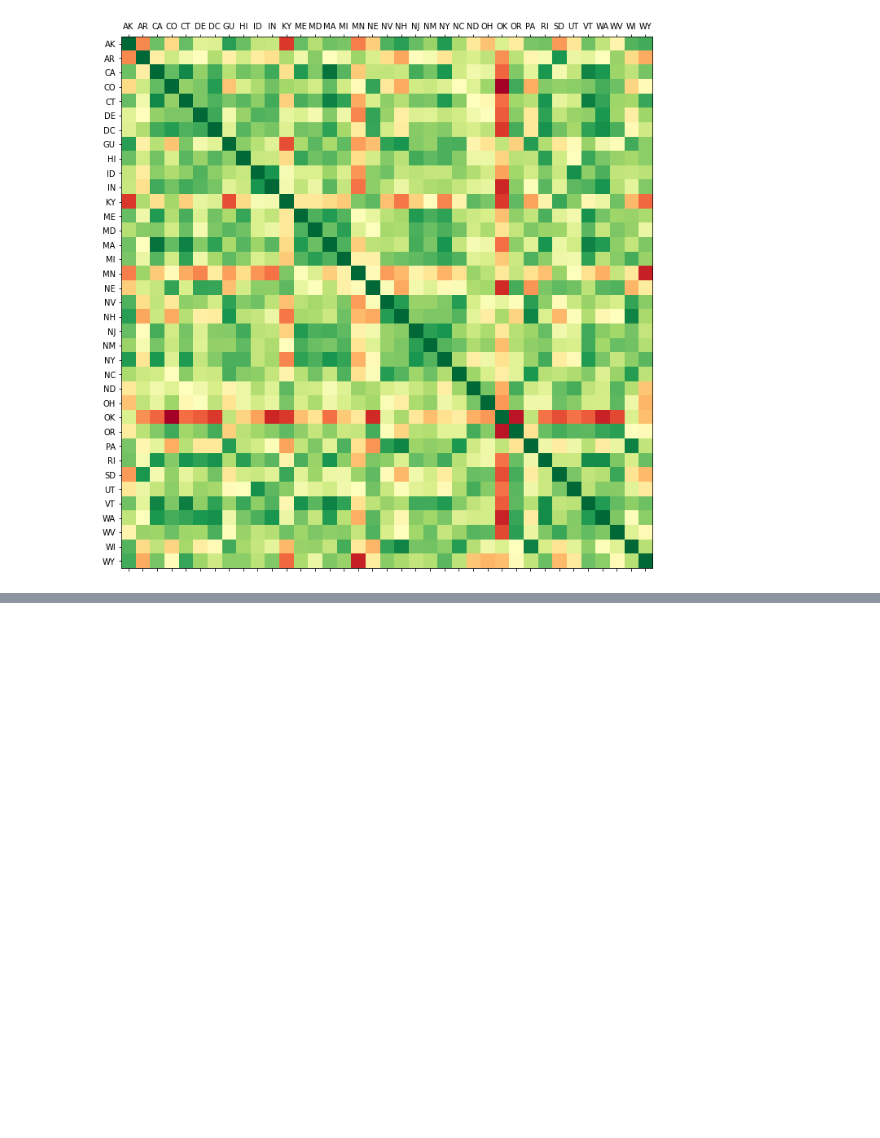
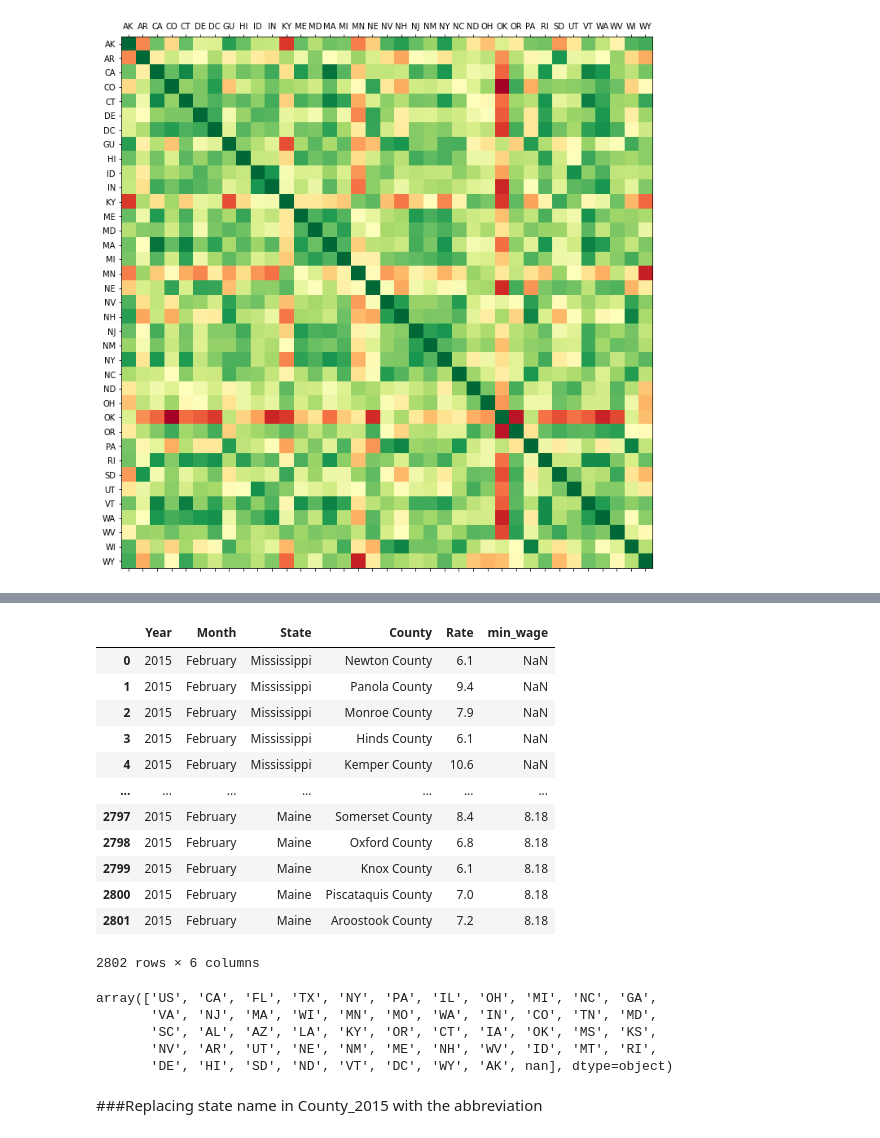
Before and after one commit to leadeeerq/data-science, a Jupyter notebook: USMinimumWage.ipynb, the cells around one changed output, grey strips where cells are left out. Saved outputs shown, nothing was run; the diff lists cells and outputs as text; code cells hidden in the pictures; blank space fills up the shorter version.

```diff
--- a/USMinimumWage.ipynb
+++ b/USMinimumWage.ipynb
@@ -272,0 +277,2 @@ plt.show()
+# %%
+unemployment_county = pd.read_csv('/content/drive/MyDrive/Projekty Data Science/US Minimum Wage/Unemployment by county.csv', encoding = 'latin')
@@ -272,0 +288,3 @@ plt.show()
+# %%
+act_min_wage = act_min_wage.replace(0, np.NaN).dropna(axis = 1)
+act_min_wage.head()
@@ -272,0 +300,6 @@ plt.show()
+# %%
+def get_min_wage(year, state):
+  try:
+    return act_min_wage.loc[year][state]
+  except:
+    return np.NaN
@@ -272,0 +351,28 @@ plt.show()
+# %%
+#Reducing the size of the dataset to only February 2015
+county_2015 = unemployment_county.copy()[(unemployment_county['Year'] == 2015) & (unemployment_county['Month'] == 'February')]
+county_2015
+# %% [output]
+|  | Year | Month | State | County | Rate | min_wage |
+| 0 | 2015 | February | Mississippi | Newton County | 6.1 | NaN |
+| 1 | 2015 | February | Mississippi | Panola County | 9.4 | NaN |
+| 2 | 2015 | February | Mississippi | Monroe County | 7.9 | NaN |
+| 3 | 2015 | February | Mississippi | Hinds County | 6.1 | NaN |
+| 4 | 2015 | February | Mississippi | Kemper County | 10.6 | NaN |
+| ... | ... | ... | ... | ... | ... | ... |
+| 2797 | 2015 | February | Maine | Somerset County | 8.4 | 8.18 |
+| 2798 | 2015 | February | Maine | Oxford County | 6.8 | 8.18 |
+| 2799 | 2015 | February | Maine | Knox County | 6.1 | 8.18 |
+| 2800 | 2015 | February | Maine | Piscataquis County | 7.0 | 8.18 |
+| 2801 | 2015 | February | Maine | Aroostook County | 7.2 | 8.18 |
+2802 rows × 6 columns
+# %%
+pres16['st'].unique()
+# %% [output]
+array(['US', 'CA', 'FL', 'TX', 'NY', 'PA', 'IL', 'OH', 'MI', 'NC', 'GA',
+       'VA', 'NJ', 'MA', 'WI', 'MN', 'MO', 'WA', 'IN', 'CO', 'TN', 'MD',
+       'SC', 'AL', 'AZ', 'LA', 'KY', 'OR', 'CT', 'IA', 'OK', 'MS', 'KS',
+       'NV', 'AR', 'UT', 'NE', 'NM', 'ME', 'NH', 'WV', 'ID', 'MT', 'RI',
+       'DE', 'HI', 'SD', 'ND', 'VT', 'DC', 'WY', 'AK', nan], dtype=object)
+# %% [markdown]
+###Replacing state name in County_2015 with the abbreviation
```
Also changed, not shown: parts of 15 cells of this notebook.
